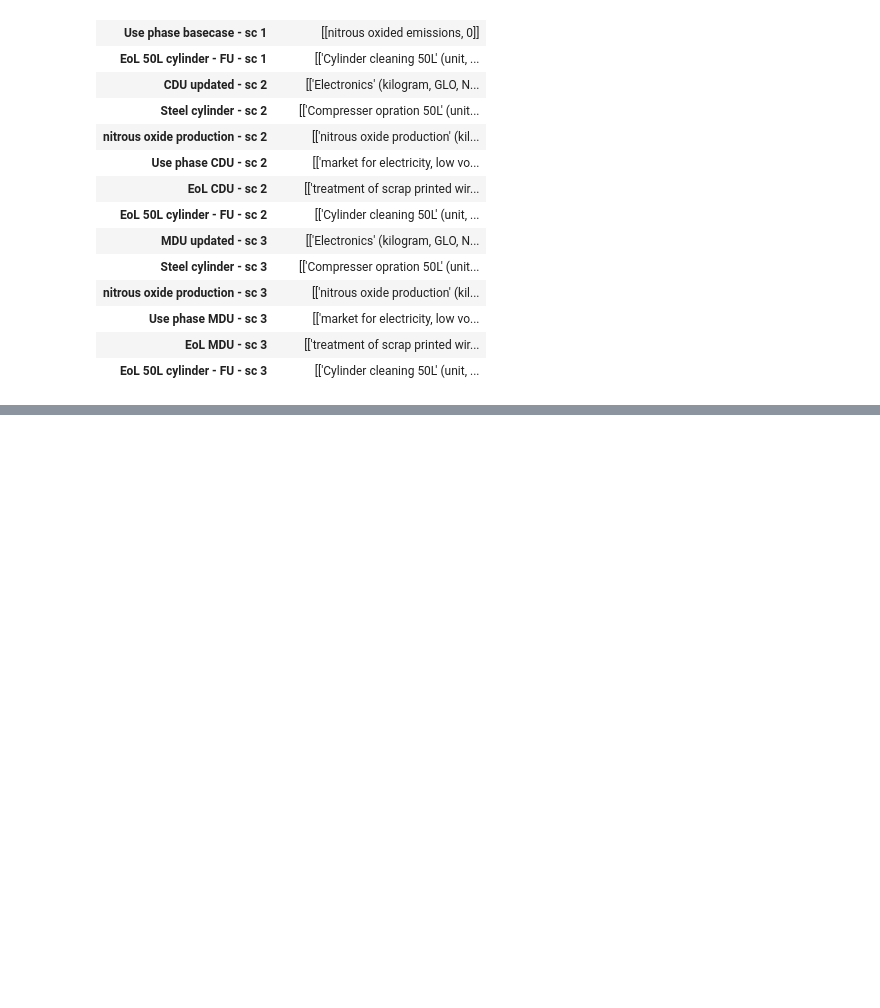
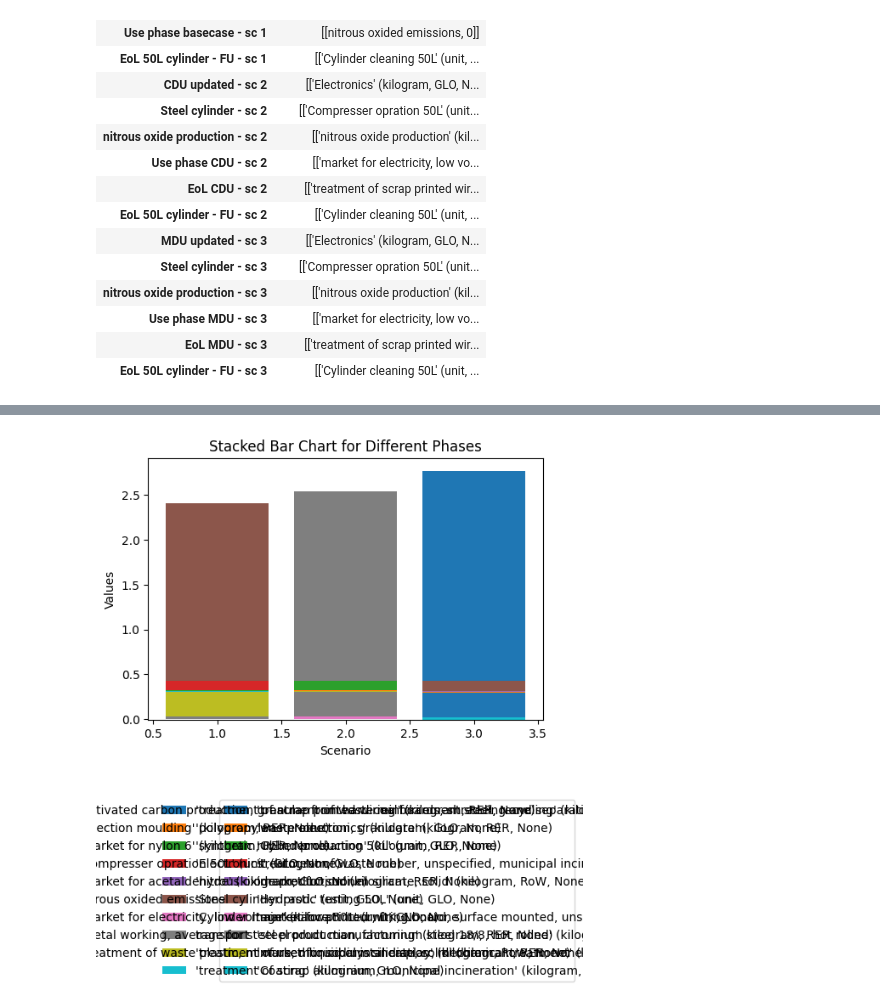
Before and after one commit to RuneWF/Single-use-vs-multi-use-in-health-care, a Jupyter notebook: Brighway/Rune_contribution.ipynb, the cells around one changed output, grey strips where cells are left out. Saved outputs shown, nothing was run; the diff lists cells and outputs as text; code cells hidden in the pictures; blank space fills up the shorter version.

```diff
--- a/Brighway/Rune_contribution.ipynb
+++ b/Brighway/Rune_contribution.ipynb
@@ -196,0 +256,56 @@ plt.show()
+# %%
+# Initialize dictionaries to store the values
+rm_prod = {1: [], 2: [], 3: []}
+use_phase = {1: [], 2: [], 3: []}
+eol_phase = {1: [], 2: [], 3: []}
+
+# Use a set to store unique legends
+unique_legends = set()
+
+# Iterate through the DataFrame and categorize the values
+for sc in range(1, 4):
+    for index, row in df_GWP.iterrows():
+        for col in df_GWP.columns:
+            for proc in row[col]:
+                if f'{sc}' in index:
+                    if 'use' in index.lower():
+                        use_phase[sc].append(proc[1])
+                    elif 'eol' in index.lower():
+                        eol_phase[sc].append(proc[1])
+                    else:
+                        rm_prod[sc].append(proc[1])
+                    unique_legends.add(proc[0])
+
+# Create a DataFrame for plotting
+plot_data = pd.DataFrame({
+    'RM + Prod.': [sum(rm_prod[sc]) for sc in range(1, 4)],
+    'Use': [sum(use_phase[sc]) for sc in range(1, 4)],
+    'EoL': [sum(eol_phase[sc]) for sc in range(1, 4)]
+})
+
+# Plot the stacked bar chart
+fig, ax = plt.subplots(figsize=(6, 4))
+
+# Plot each phase separately
+for sc in range(1, 4):
+    bottom = 0
+    for value in rm_prod[sc]:
+        ax.bar(sc, value, bottom=bottom, label='RM + Prod.' if bottom == 0 else "")
+        bottom += value
+    bottom = 0
+    for value in use_phase[sc]:
+        ax.bar(sc, value, bottom=bottom, label='Use' if bottom == 0 else "")
+        bottom += value
+    bottom = 0
+    for value in eol_phase[sc]:
+        ax.bar(sc, value, bottom=bottom, label='EoL' if bottom == 0 else "")
+        bottom += value
+
+ax.set_xlabel('Scenario')
+ax.set_ylabel('Values')
+ax.set_title('Stacked Bar Chart for Different Phases')
+ax.legend(list(unique_legends), bbox_to_anchor=(0.18, -1, 0.9, 1), loc="lower left",
+            mode="expand", borderaxespad=0,  ncol=3)
+plt.show()
+# %% [output]
+[figure, added]
```
Also changed, not shown: parts of 4 cells of this notebook.
